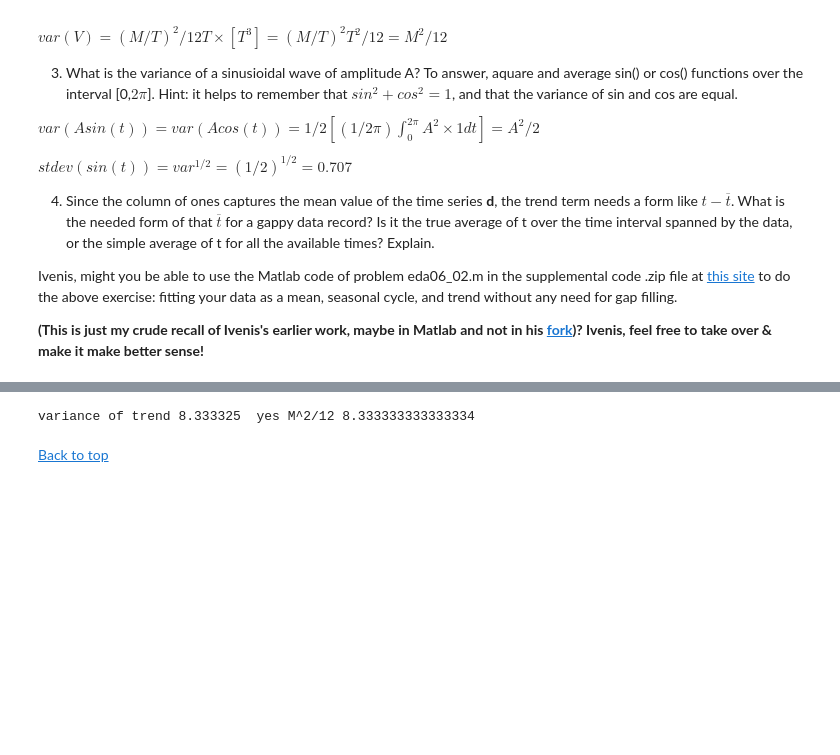
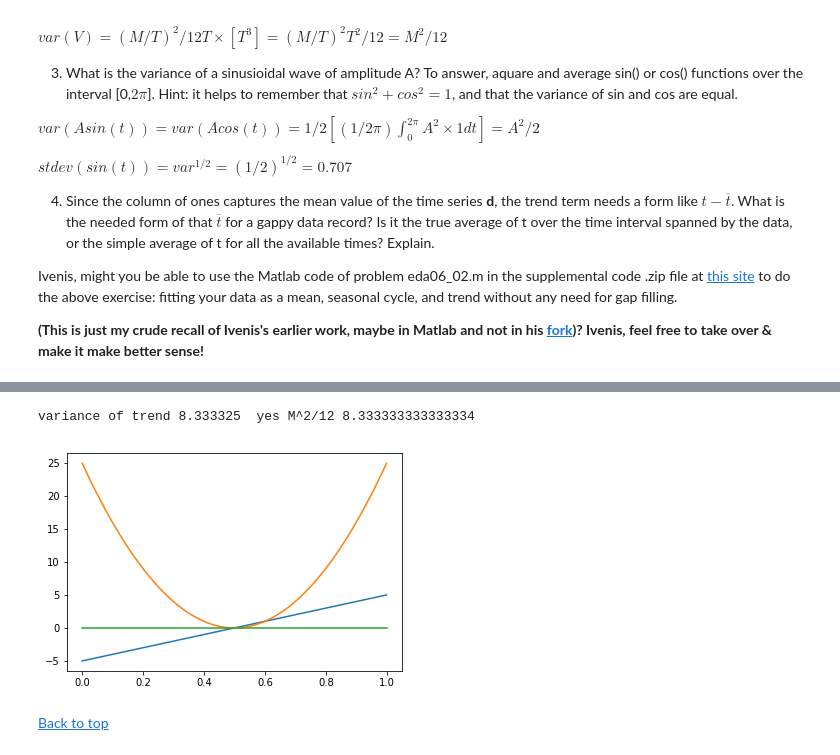
Before and after one commit to sisams/MPO624-2020, a Jupyter notebook: Course_Modules_Topics_Notebooks/2020 students modeling assignment/Simplemodels_COVID_and_student_projects.ipynb, the cells around one changed output, grey strips where cells are left out. Drawn from its saved outputs; the diff is of its cells as text; code cells hidden in the pictures; blank space fills up the shorter version.

```diff
--- a/Course_Modules_Topics_Notebooks/2020 students modeling assignment/Simplemodels_COVID_and_student_projects.ipynb
+++ b/Course_Modules_Topics_Notebooks/2020 students modeling assignment/Simplemodels_COVID_and_student_projects.ipynb
@@ -284,12 +287,16 @@ variance of sin 4.500000000000001  yes A^2/2  4.5
 # %%
 # Variance of trend
 t = np.arange(1000)/1000.
 M=10.
-tr = M*t
+tr = M*t -np.mean(M*t)
+plot(t,tr)
+plot(t,tr*tr)
+plot(t,0*t)
 
 print('variance of trend',np.var(tr), ' yes M^2/12', M*M/12.)
 # %% [output]
 variance of trend 8.333325  yes M^2/12 8.333333333333334
+[figure, added]
 # %% [markdown]
 <a href="#top">Back to top </a>
 # %% [markdown]
```
Also changed, not shown: parts of 1 cell of this notebook.
